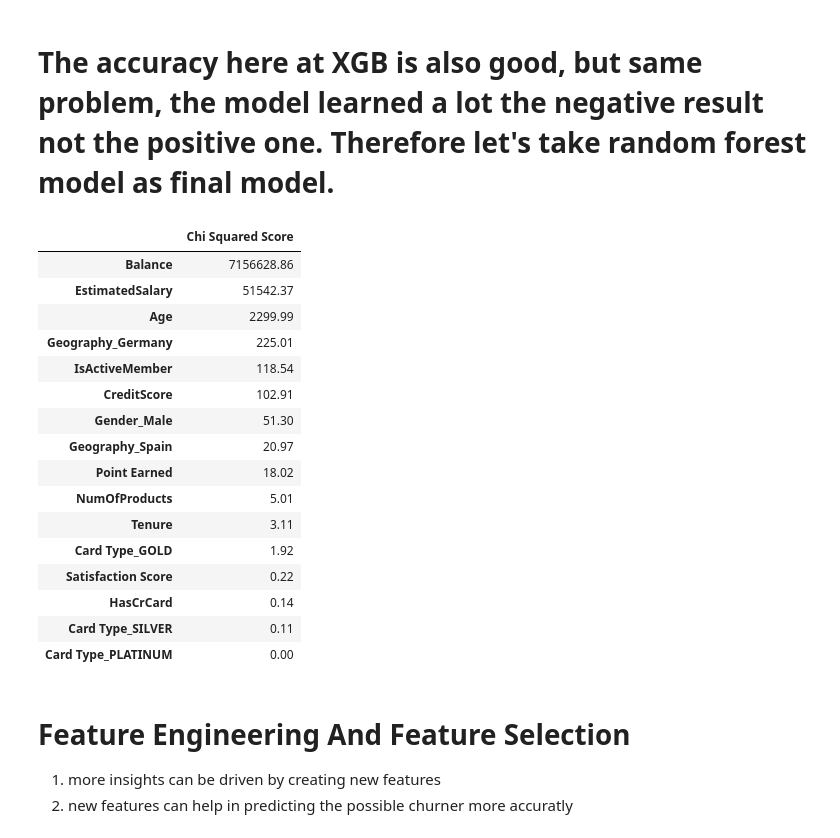
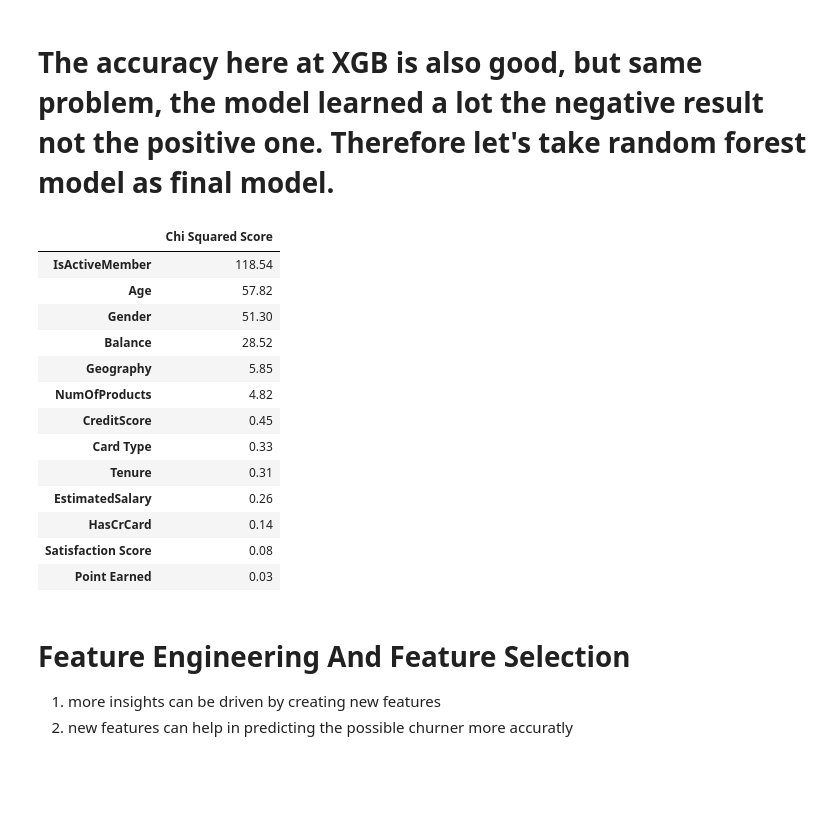
Before and after one commit to ravina029/CustomerChurnPrediction, a Jupyter notebook: research/Rough_model_Building.ipynb, the cells around one changed output. Cells and saved outputs as stored; diff of their text form; code cells hidden in the pictures; blank space fills up the shorter version.

```diff
--- a/research/Rough_model_Building.ipynb
+++ b/research/Rough_model_Building.ipynb
@@ -101,7 +108,7 @@ target = df['Exited']
 # %%
 from imblearn.over_sampling import SMOTE
 
-# Assuming X and y are defined appropriately
+# Assuming X and y are defined appropriately, apply oversampling only on the training data to avoid the data leakage.
 
 smote = SMOTE(sampling_strategy='minority')
-X, y= smote.fit_resample(transformed_df, target)
+X_train, y_train= smote.fit_resample(x_train, Y_train)
@@ -450,36 +460,39 @@ Precision: 0.5372750642673522
 # %% [markdown]
 # The accuracy here at XGB is also good, but same problem, the model learned a lot the negative result not the positive one. Therefore let's take random forest model as final model.
 # %%
-from sklearn.feature_selection import SelectKBest
-from sklearn.feature_selection import chi2
+from sklearn.preprocessing import MinMaxScaler
+from sklearn.feature_selection import SelectKBest, chi2
 
-features = X
-target = y
+# X contains your feature matrix and y contains your target variable
+scaler = MinMaxScaler()
 
-best_features = SelectKBest(score_func = chi2,k = 'all')
-fit = best_features.fit(features,target)
+# Apply Min-Max scaling to your feature matrix to make all the values positive
+X_scaled = scaler.fit_transform(X)
 
-featureScores = pd.DataFrame(data = fit.scores_,index = list(Y.columns),columns = ['Chi Squared Score'])
+# Perform feature selection using chi-squared test
+best_features = SelectKBest(score_func=chi2, k='all')
+fit = best_features.fit(X_scaled, y)
 
-featureScores.sort_values(by = 'Chi Squared Score', ascending = False).round(2)
+# Retrieve feature scores and sort them
+feature_scores = pd.DataFrame(data=fit.scores_, index=list(X.columns), columns=['Chi Squared Score'])
+feature_scores_sorted = feature_scores.sort_values(by='Chi Squared Score', ascending=False).round(2)
-# %% [output]
-|  | Chi Squared Score |
-| Balance | 7156628.86 |
-| EstimatedSalary | 51542.37 |
-| Age | 2299.99 |
-| Geography_Germany | 225.01 |
-| IsActiveMember | 118.54 |
-| CreditScore | 102.91 |
-| Gender_Male | 51.30 |
-| Geography_Spain | 20.97 |
-| Point Earned | 18.02 |
-| NumOfProducts | 5.01 |
-| Tenure | 3.11 |
-| Card Type_GOLD | 1.92 |
-| Satisfaction Score | 0.22 |
-| HasCrCard | 0.14 |
-| Card Type_SILVER | 0.11 |
-| Card Type_PLATINUM | 0.00 |
+# %%
+feature_scores_sorted
+# %% [output]
+|  | Chi Squared Score |
+| IsActiveMember | 118.54 |
+| Age | 57.82 |
+| Gender | 51.30 |
+| Balance | 28.52 |
+| Geography | 5.85 |
+| NumOfProducts | 4.82 |
+| CreditScore | 0.45 |
+| Card Type | 0.33 |
+| Tenure | 0.31 |
+| EstimatedSalary | 0.26 |
+| HasCrCard | 0.14 |
+| Satisfaction Score | 0.08 |
+| Point Earned | 0.03 |
 # %% [markdown]
 # Feature Engineering And Feature Selection
 1. more insights can be driven by creating new features
```
Also changed, not shown: parts of 29 cells of this notebook, 7 other files.
